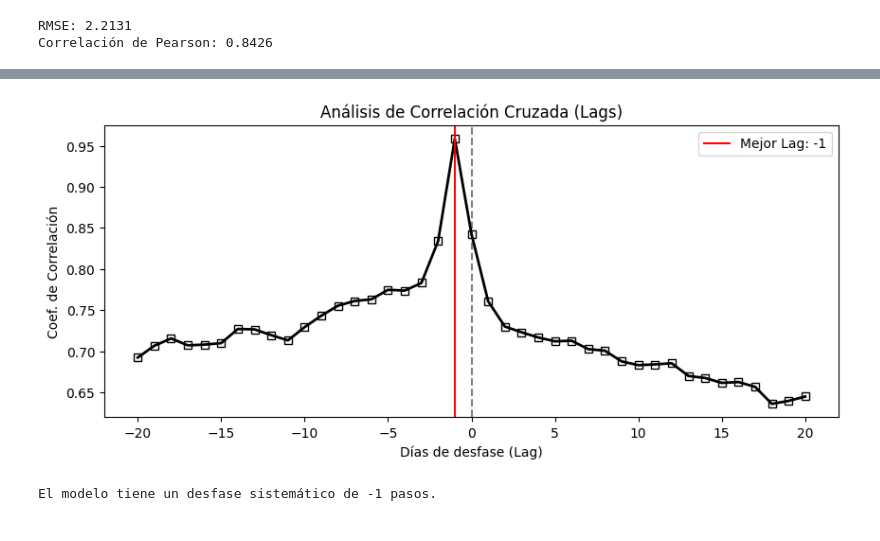
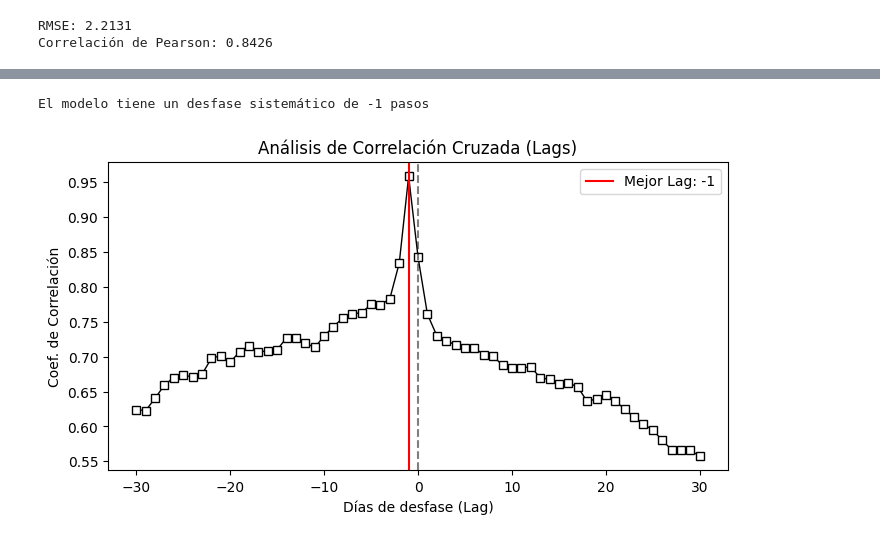
Before and after one commit to aldarco/lstm_project, a Jupyter notebook: lstm_imp2.ipynb, the cells around one changed output, grey strips where cells are left out. Saved outputs shown, nothing was run; the diff lists cells and outputs as text; code cells hidden in the pictures.

```diff
--- a/lstm_imp2.ipynb
+++ b/lstm_imp2.ipynb
@@ -215,43 +226,34 @@ plt.plot(testPredictPlot[train_size:])
+# %%
+# LAGS determined by cross correlation
+
+max_lag=30
+
+lags = range(-max_lag, max_lag + 1)
+corrs = []
+
+y_t_norm = (y_true - np.mean(y_true)) / (np.std(y_true) * len(y_true))
+y_p_norm = (y_pred - np.mean(y_pred)) / (np.std(y_pred))
+
+
+correlation = np.correlate(y_t_norm, y_p_norm, mode='same')
+mid_point = len(correlation) // 2
+relevant_corrs = correlation[mid_point - max_lag : mid_point + max_lag + 1]
+
+# best lag
+best_lag = lags[np.argmax(relevant_corrs)]
+print(f"El modelo tiene un desfase sistemático de {best_lag} pasos")
+# %% [output]
+El modelo tiene un desfase sistemático de -1 pasos
 # %%
-import matplotlib.pyplot as plt
-
-def plot_cross_correlation(y_true, y_pred, max_lag=30):
-    """
-    Calcula y grafica la correlación para diferentes desplazamientos (lags).
-    """
-    lags = range(-max_lag, max_lag + 1)
-    corrs = []
-
-    # Normalizamos los datos para que la correlación sea comparable
-    y_t_norm = (y_true - np.mean(y_true)) / (np.std(y_true) * len(y_true))
-    y_p_norm = (y_pred - np.mean(y_pred)) / (np.std(y_pred))
-
-    # Calculamos correlación para cada lag
-    correlation = np.correlate(y_t_norm, y_p_norm, mode='same')
-
-    # Extraer los índices centrales correspondientes a los lags deseados
-    mid_point = len(correlation) // 2
-    relevant_corrs = correlation[mid_point - max_lag : mid_point + max_lag + 1]
-
-    # Encontrar el lag óptimo
-    best_lag = lags[np.argmax(relevant_corrs)]
-
-    plt.figure(figsize=(10, 4))
-    #plt.stem(lags, relevant_corrs)
-    plt.plot(lags, relevant_corrs, color="k", lw=2, marker="s", mfc="none")
-    plt.axvline(0, color='black', linestyle='--', alpha=0.5)
-    plt.axvline(best_lag, color='red', linestyle='-', label=f'Mejor Lag: {best_lag}')
-    plt.title("Análisis de Correlación Cruzada (Lags)")
-    plt.xlabel("Días de desfase (Lag)")
-    plt.ylabel("Coef. de Correlación")
-    plt.legend()
-    plt.show()
-
-    return best_lag
-
-# Uso:
-lag_detectado = plot_cross_correlation(y_true, y_pred, max_lag=20)
-print(f"El modelo tiene un desfase sistemático de {lag_detectado} pasos.")
+plt.figure(figsize=(8, 4))
+#plt.stem(lags, relevant_corrs)
+plt.plot(lags, relevant_corrs, color="k", lw=1, marker="s", mfc="white")
+plt.axvline(0, color='black', linestyle='--', alpha=0.5)
+plt.axvline(best_lag, color='red', linestyle='-', label=f'Mejor Lag: {best_lag}')
+plt.title("Análisis de Correlación Cruzada (Lags)")
+plt.xlabel("Días de desfase (Lag)")
+plt.ylabel("Coef. de Correlación")
+plt.legend()
+plt.show()
 # %% [output]
-[figure, old version]
+[figure, new version]
-El modelo tiene un desfase sistemático de -1 pasos.
```
Also changed, not shown: parts of 9 cells of this notebook, 3 other files.
